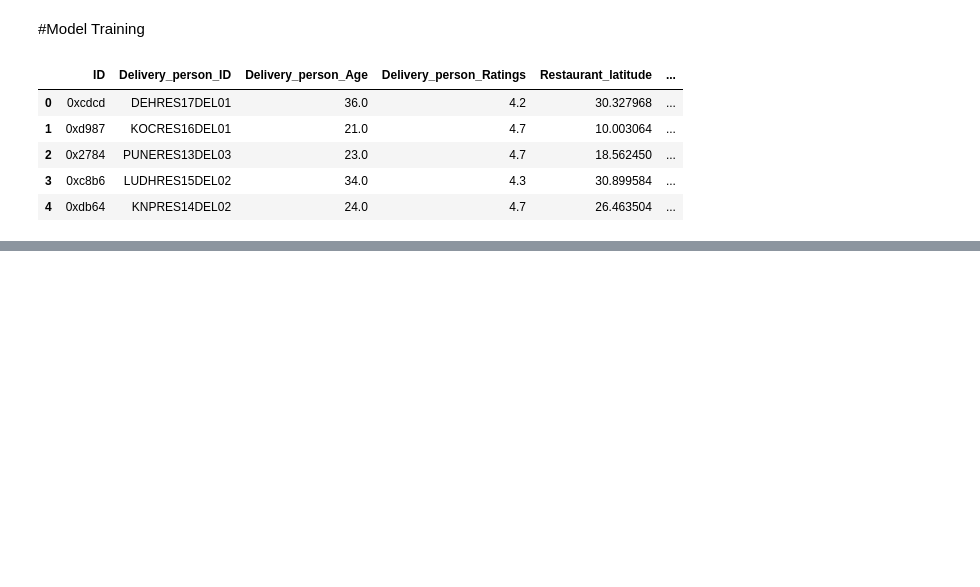
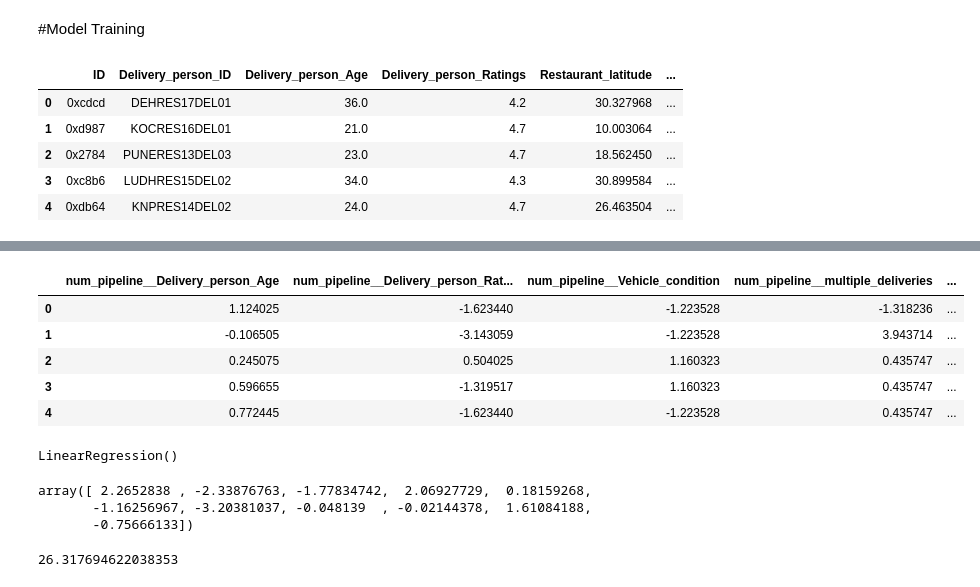
Before and after one commit to s1552565/deliverytime_prediction, a Jupyter notebook: notebooks/model_trainer.ipynb, the cells around one changed output, grey strips where cells are left out. Cells and saved outputs as stored; diff of their text form; code cells hidden in the pictures; blank space fills up the shorter version.

```diff
--- a/notebooks/model_trainer.ipynb
+++ b/notebooks/model_trainer.ipynb
@@ -68,0 +78,24 @@ sns.scatterplot(data = df,x = 'Distance', y = 'Time_taken (min)')
+# %%
+#numerical pipeline
+
+num_pipeline = Pipeline(
+    steps = [
+        ('imputer',SimpleImputer(strategy= 'median')),
+        ('scaler',StandardScaler())
+    ]
+)
+
+#categorical pipeline
+
+cat_pipeline = Pipeline(
+    steps = [
+        ('imputer', SimpleImputer(strategy= 'most_frequent')),
+        ('ordinalencoder',OrdinalEncoder(categories= [Weather_conditions_cat,Road_traffic_density_cat,Type_of_order_cat,Type_of_vehicle_cat,Festival_cat,City_cat])),
+        ('scaler', StandardScaler())
+
+    ]
+)
+preprocessor= ColumnTransformer([
+('num_pipeline',num_pipeline,numerical_cols),
+('cat_pipeline',cat_pipeline,categorical_cols)
+])
@@ -68,0 +107,8 @@ sns.scatterplot(data = df,x = 'Distance', y = 'Time_taken (min)')
+# %%
+## Train test split
+
+from sklearn.model_selection import train_test_split
+
+X_train,X_test,y_train,y_test=train_test_split(X,Y,test_size=0.30,random_state=30)
+# %%
+preprocessor.fit_transform(X_train)
@@ -68,0 +129,12 @@ sns.scatterplot(data = df,x = 'Distance', y = 'Time_taken (min)')
+# %%
+X_train=pd.DataFrame(preprocessor.fit_transform(X_train),columns=preprocessor.get_feature_names_out())
+X_test=pd.DataFrame(preprocessor.transform(X_test),columns=preprocessor.get_feature_names_out())
+# %%
+X_train.head()
+# %% [output]
+|  | num_pipeline__Delivery_person_Age | num_pipeline__Delivery_person_Rat... | num_pipeline__Vehicle_condition | num_pipeline__multiple_deliveries | ... |
+| 0 | 1.124025 | -1.623440 | -1.223528 | -1.318236 | ... |
+| 1 | -0.106505 | -3.143059 | -1.223528 | 3.943714 | ... |
+| 2 | 0.245075 | 0.504025 | 1.160323 | 0.435747 | ... |
+| 3 | 0.596655 | -1.319517 | 1.160323 | 0.435747 | ... |
+| 4 | 0.772445 | -1.623440 | -1.223528 | 0.435747 | ... |
@@ -68,0 +145,15 @@ sns.scatterplot(data = df,x = 'Distance', y = 'Time_taken (min)')
+# %%
+regression = LinearRegression()
+regression.fit(X_train, y_train)
+# %% [output]
+LinearRegression()
+# %%
+regression.coef_
+# %% [output]
+array([ 2.2652838 , -2.33876763, -1.77834742,  2.06927729,  0.18159268,
+       -1.16256967, -3.20381037, -0.048139  , -0.02144378,  1.61084188,
+       -0.75666133])
+# %%
+regression.intercept_
+# %% [output]
+26.317694622038353
```
Also changed, not shown: parts of 17 cells of this notebook.
